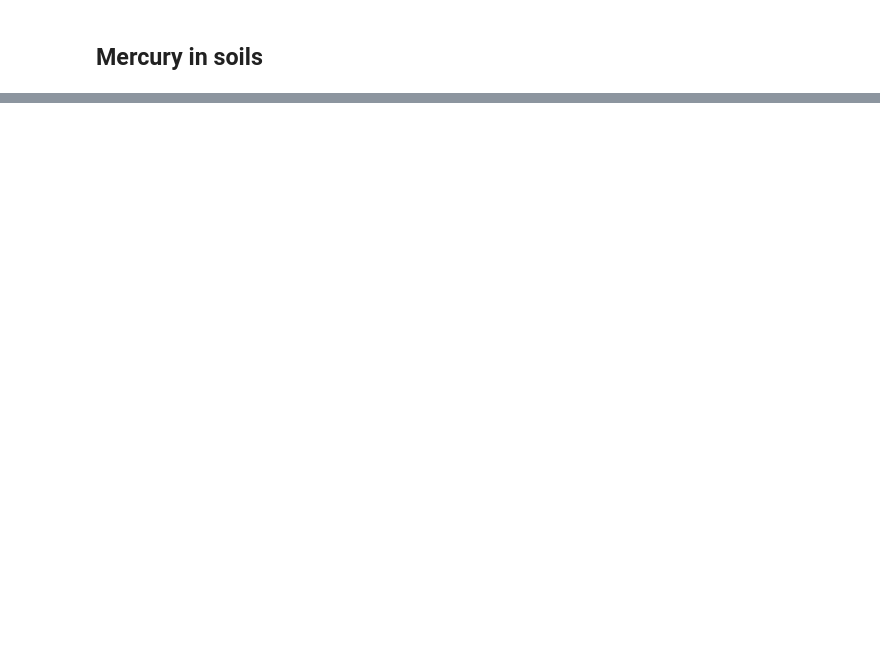
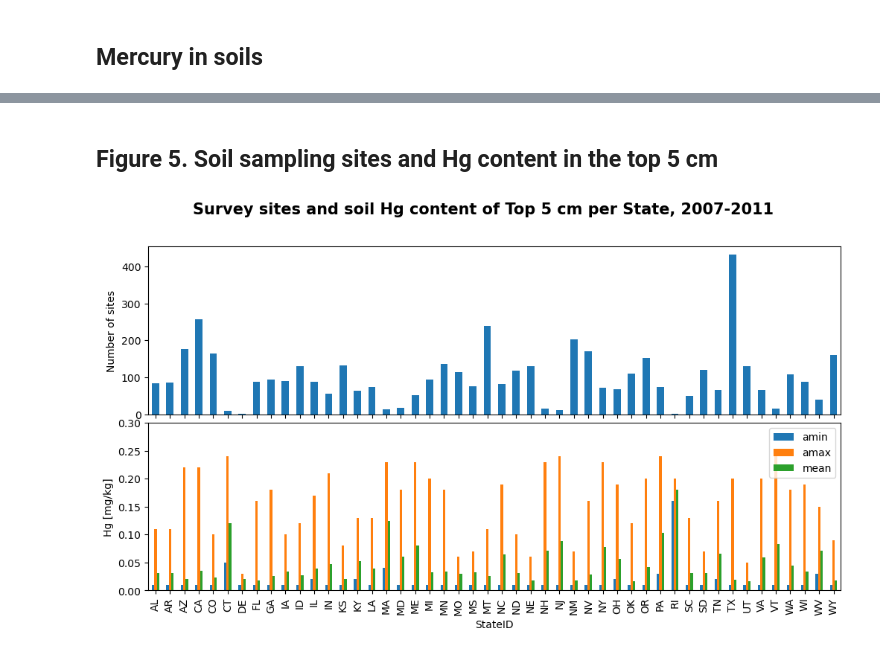
Before and after one commit to jangelamaya/rces-final-project, a Jupyter notebook: final_project.ipynb, the cells around one changed output, grey strips where cells are left out. Drawn from its saved outputs; the diff is of its cells as text; code cells hidden in the pictures; blank space fills up the shorter version.

```diff
--- a/final_project.ipynb
+++ b/final_project.ipynb
@@ -443,0 +268,24 @@ Name: HgDep, dtype: float64
+# %% [markdown]
+## Figure 5. Soil sampling sites and Hg content in the top 5 cm
+# %%
+#setup
+fig, ax = plt.subplots(ncols=1, nrows=2,figsize=(18,10))
+
+#plot data
+Top5_i_gdf.groupby('StateID').Top5_Hg.count().plot(kind='bar', figsize=(12,6),ax=ax[0])
+ax[0].set_xticklabels([]);
+ax[0].set_xlabel('');
+ax[0].set_ylabel('Number of sites')
+
+##plot data
+gb = Top5_Hg_s.groupby('StateID')
+gb.Top5_Hg.aggregate([np.min, np.max, np.mean]).plot(kind='bar', figsize=(12,6),ax=ax[1],ylim=(0,0.3))
+ax[1].legend(loc='upper right')
+ax[1].set_ylabel('Hg [mg/kg]')
+
+# adjust plot
+plt.suptitle('Survey sites and soil Hg content of Top 5 cm per State, 2007-2011',fontsize=15,fontweight='bold')
+plt.subplots_adjust(hspace = 0.05)
+plt.subplots_adjust(wspace = 0.2)
+# %% [output]
+[figure, added]
```
Also changed, not shown: parts of 73 cells of this notebook, 4 other files.
